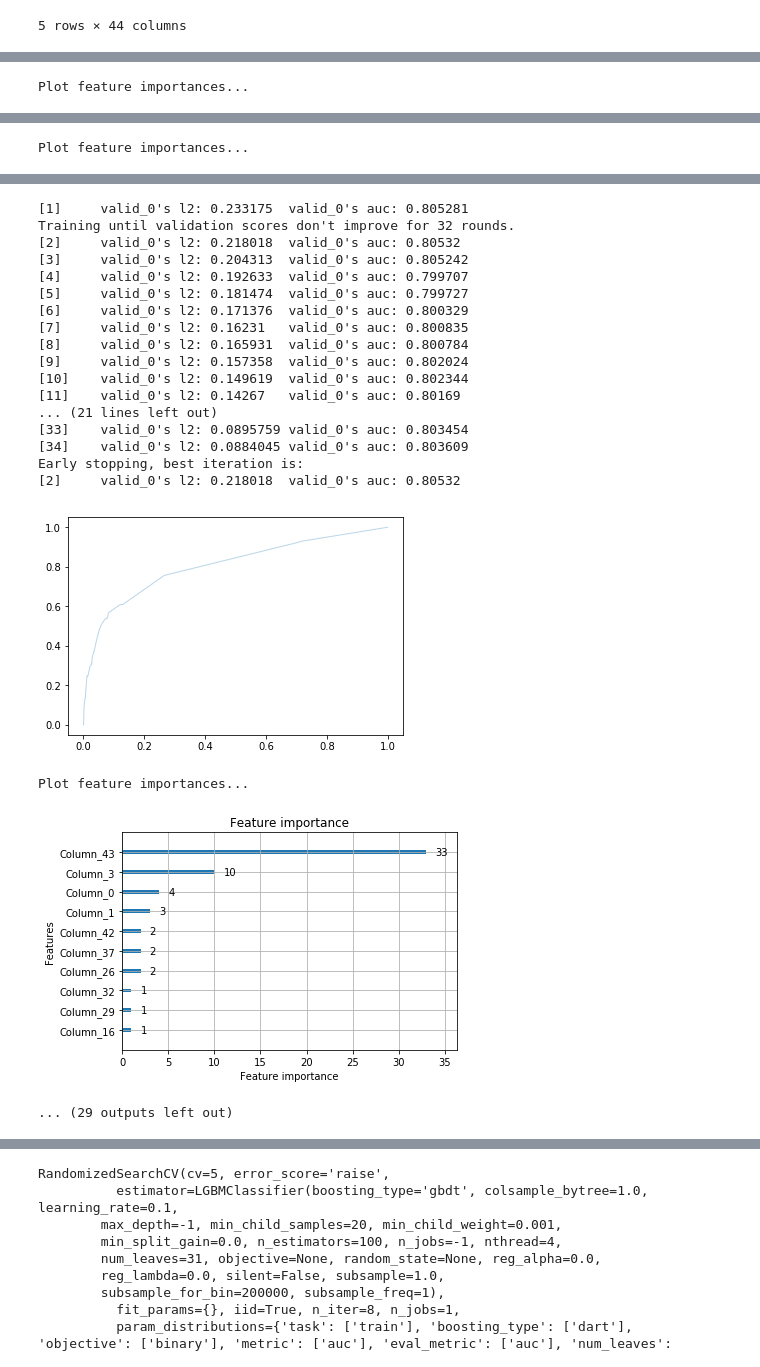
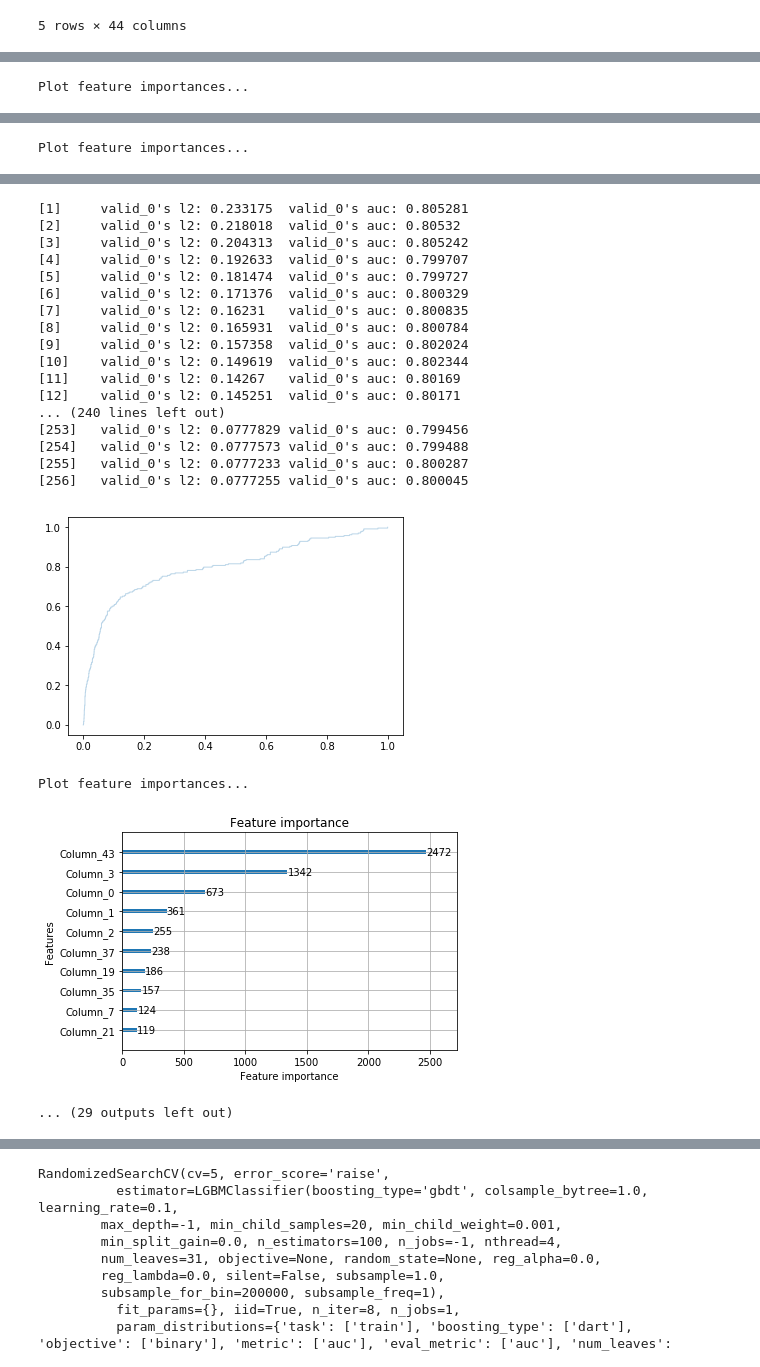
Before and after one commit to mizworski/BankMarketing, a Jupyter notebook: notebooks/lightgbm.ipynb, the cells around one changed output, grey strips where cells are left out. Cells and saved outputs as stored; diff of their text form; code cells hidden in the pictures.

```diff
--- a/notebooks/lightgbm.ipynb
+++ b/notebooks/lightgbm.ipynb
@@ -143,7 +143,8 @@ for train, test in cv.split(X, Y):
                 lgb_train,
                 num_boost_round=256,
                 valid_sets=lgb_eval,
-                early_stopping_rounds=32)
+#                 early_stopping_rounds=32
+                   )
     y_pred = gbm.predict(X[test], num_iteration=gbm.best_iteration)
     # Compute ROC curve and area the curve
     fpr, tpr, thresholds = roc_curve(Y[test], y_pred)
@@ -217,23 +218,23 @@ Plot feature importances...
 [1]     valid_0's l2: 0.233175  valid_0's auc: 0.805281
-Training until validation scores don't improve for 32 rounds.
 [2]     valid_0's l2: 0.218018  valid_0's auc: 0.80532
 [3]     valid_0's l2: 0.204313  valid_0's auc: 0.805242
 [4]     valid_0's l2: 0.192633  valid_0's auc: 0.799707
 [5]     valid_0's l2: 0.181474  valid_0's auc: 0.799727
 [6]     valid_0's l2: 0.171376  valid_0's auc: 0.800329
 [7]     valid_0's l2: 0.16231   valid_0's auc: 0.800835
 [8]     valid_0's l2: 0.165931  valid_0's auc: 0.800784
 [9]     valid_0's l2: 0.157358  valid_0's auc: 0.802024
 [10]    valid_0's l2: 0.149619  valid_0's auc: 0.802344
 [11]    valid_0's l2: 0.14267   valid_0's auc: 0.80169
-... (21 lines left out)
-[33]    valid_0's l2: 0.0895759 valid_0's auc: 0.803454
-[34]    valid_0's l2: 0.0884045 valid_0's auc: 0.803609
-Early stopping, best iteration is:
-[2]     valid_0's l2: 0.218018  valid_0's auc: 0.80532
+[12]    valid_0's l2: 0.145251  valid_0's auc: 0.80171
+... (240 lines left out)
+[253]   valid_0's l2: 0.0777829 valid_0's auc: 0.799456
+[254]   valid_0's l2: 0.0777573 valid_0's auc: 0.799488
+[255]   valid_0's l2: 0.0777233 valid_0's auc: 0.800287
+[256]   valid_0's l2: 0.0777255 valid_0's auc: 0.800045
-[figure, old version]
+[figure, new version]
 Plot feature importances...
-[figure, old version]
+[figure, new version]
 ... (29 outputs left out)
 # %%
 std_tpr = np.std(tprs, axis=0)
```
Also changed, not shown: parts of 2 cells of this notebook, 1 other file.
